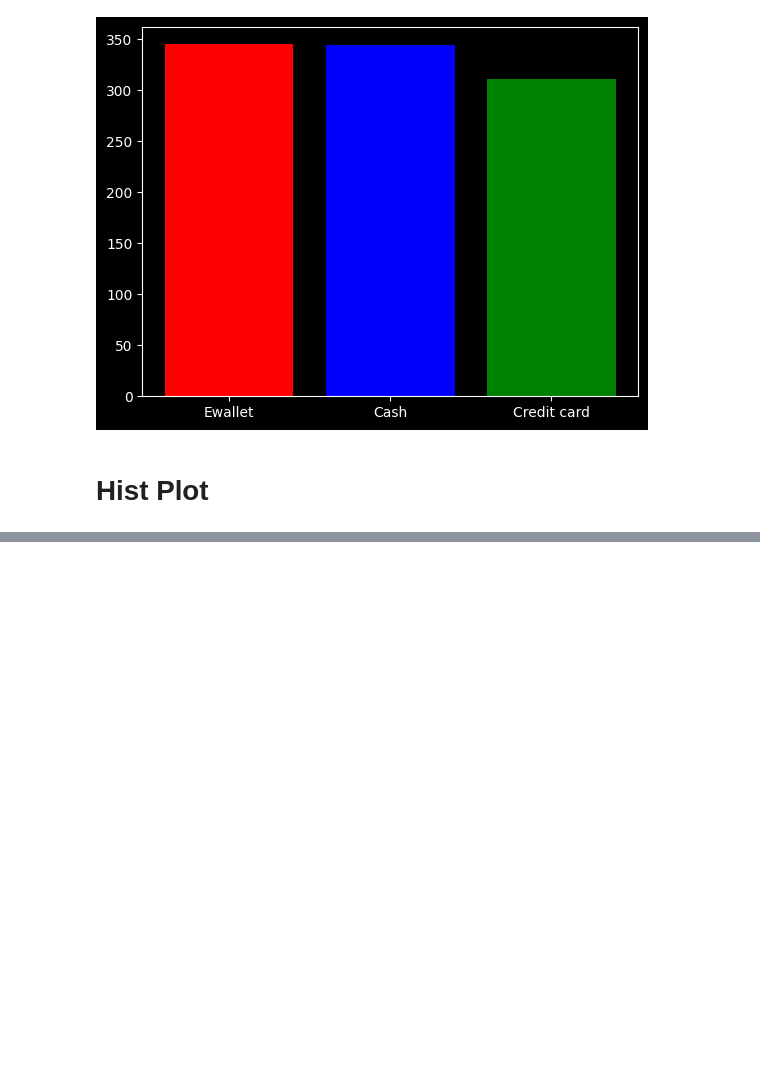
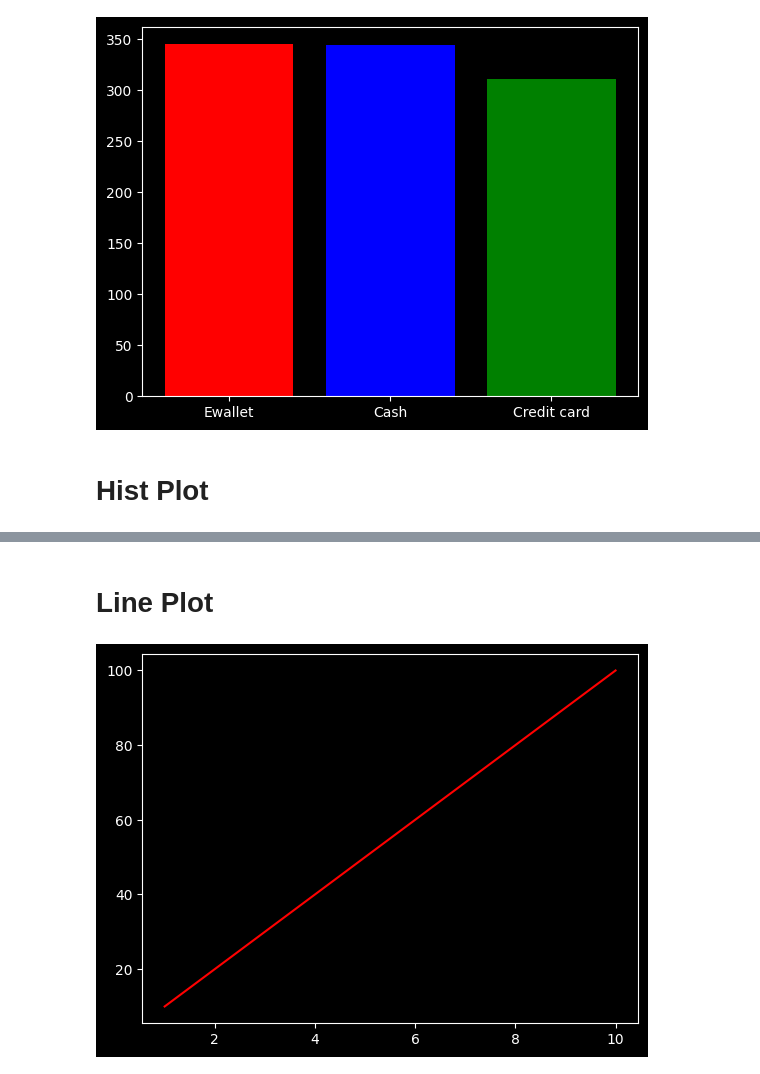
Before and after one commit to fazlialtunn/learning-matplotlib, a Jupyter notebook: learning_matplotlib.ipynb, the cells around one changed output, grey strips where cells are left out. Cells and saved outputs as stored; diff of their text form; code cells hidden in the pictures; blank space fills up the shorter version.

Commit message:
Line Plot

```diff
--- a/learning_matplotlib.ipynb
+++ b/learning_matplotlib.ipynb
@@ -223,0 +224,10 @@ plt.show()
+# %% [markdown]
+# **Line Plot**
+# %%
+rollno = [1,2,3,4,5,6,7,8,9,10]
+marks = [10, 20, 30, 40, 50, 60, 70, 80, 90, 100]
+# %%
+plt.plot(rollno, marks, 'r-')
+plt.show()
+# %% [output]
+[figure, added]
```
Also changed, not shown: parts of 16 cells of this notebook.
